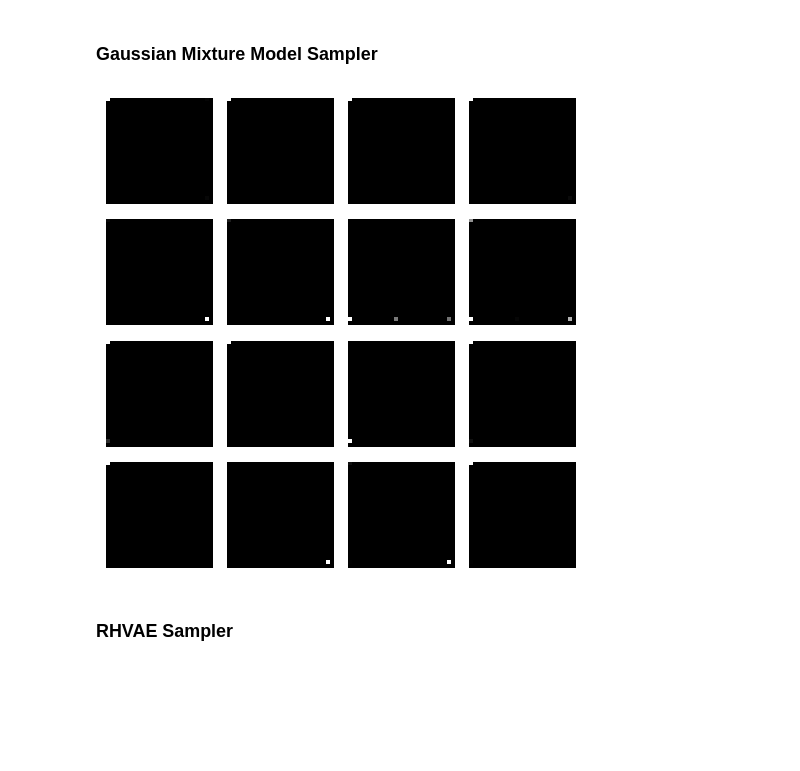
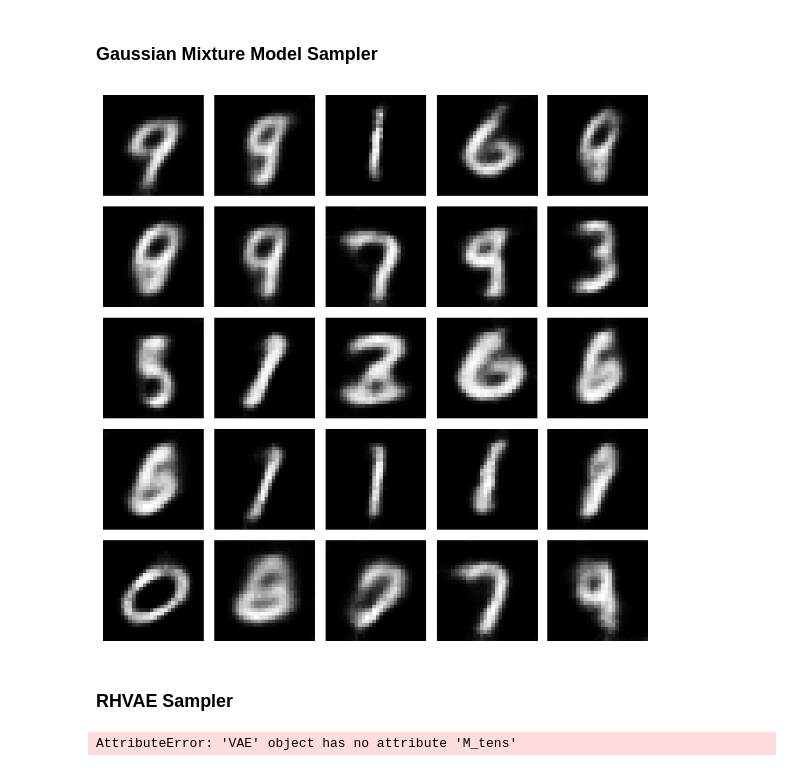
Before and after one commit to dmandache/ModelDegeneration, a Jupyter notebook: test_pythae.ipynb, the cells around one changed output. Drawn from its saved outputs; the diff is of its cells as text; code cells hidden in the pictures; blank space fills up the shorter version.

```diff
--- a/test_pythae.ipynb
+++ b/test_pythae.ipynb
@@ -253,21 +299,12 @@ gmm_sampler.fit(
 )
 
 gmm_gen_data = gmm_sampler.sample(
-   num_samples=16
+   num_samples=25
 )
-# %%
-import matplotlib.pyplot as plt
-
-
-_, ax = plt.subplots(nrows=4, ncols=4, figsize=(5,5))
-
-for i in range(4):
-    for j in range(4):
-        ax[i][j].imshow(gmm_gen_data[i*4+j].movedim(0, 2), cmap='gray')
-        ax[i][j].axis('off')
-plt.tight_layout()
-# %% [output]
-[figure, removed]
+# %%
+plot_grid(gmm_gen_data.data)
+# %% [output]
+[figure, added]
 # %% [markdown]
 ### RHVAE Sampler
 # %%
@@ -287,5 +324,7 @@ rh_sampler.fit(
 )
 
 rh_gen_data = rh_sampler.sample(
-   num_samples=16
+   num_samples=25
 )
+# %% [output]
+AttributeError: 'VAE' object has no attribute 'M_tens'
```
Also changed, not shown: parts of 18 cells of this notebook, 2 other files.
